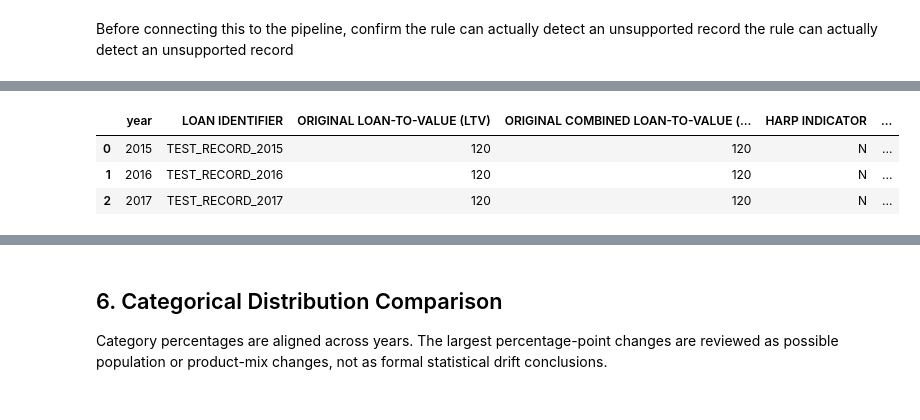
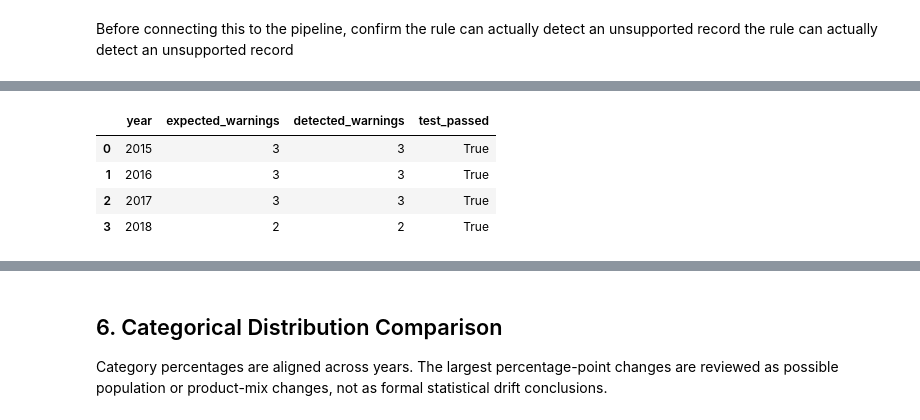
Before and after one commit to arifa1405/mortgage-model-reliability, a Jupyter notebook: notebooks/03_freddie_multi_year_origination_validation.ipynb, the cells around one changed output, grey strips where cells are left out. Drawn from its saved outputs; the diff is of its cells as text; code cells hidden in the pictures.

```diff
--- a/notebooks/03_freddie_multi_year_origination_validation.ipynb
+++ b/notebooks/03_freddie_multi_year_origination_validation.ipynb
@@ -54,7 +54,7 @@ Project root: e:\capstone_project\mortgage-model-reliability
 Define the annual origination files using paths relative to the project root.
 The notebook will stop if an expected input file is missing.
 # %%
-YEARS = [2015, 2016, 2017]
+YEARS = [2015, 2016, 2017, 2018]
 
 RAW_DATA_DIRECTORY = (
     PROJECT_ROOT
@@ -1020,27 +1033,41 @@ for year in YEARS:
 Before connecting this to the pipeline, confirm the rule can actually detect an unsupported record the rule can actually detect an unsupported record
 # %%
 quality_rule_test_rows = []
+quality_rule_warning_tables = []
 
 
 for year in YEARS:
     quality_rule_test = (
         raw_origination[year]
-        .iloc[[0]]
+        .iloc[[0, 1, 2]]
         .copy()
     )
 
+    year_suffix = str(year)[-2:]
 
     quality_rule_test[
         "LOAN IDENTIFIER"
-    ] = f"TEST_RECORD_{year}"
+    ] = [
+        f"T{year_suffix}Q10000001",
+        f"T{year_suffix}Q20000002",
+        f"T{year_suffix}Q20000003",
+    ]
 
     quality_rule_test[
         "ORIGINAL LOAN-TO-VALUE (LTV)"
-    ] = 120
+    ] = [
+        120,
+        120,
+        1000,
+    ]
 
     quality_rule_test[
         "ORIGINAL COMBINED LOAN-TO-VALUE (CLTV)"
-    ] = 120
+    ] = [
+        120,
+        120,
+        1000,
+    ]
 
     quality_rule_test[
         "HARP INDICATOR"
@@ -1058,36 +1085,57 @@ for year in YEARS:
         )
     )
 
+    detected_warnings = test_quality_report[
+        "high_ratio_warnings"
+    ]
 
-    test_warnings = (
-        test_quality_report[
-            "high_ratio_warnings"
-        ]
-        .copy()
+    if year < 2018:
+        expected_warning_count = 3
+
+    elif year == 2018:
+        expected_warning_count = 2
+
+    else:
+        expected_warning_count = 1
+
+
+    quality_rule_test_rows.append(
+        {
+            "year": year,
+            "expected_warnings": (
+                expected_warning_count
+            ),
+            "detected_warnings": len(
+                detected_warnings
+            ),
+            "test_passed": (
+                len(detected_warnings)
+                == expected_warning_count
+            ),
+        }
+    )
+
+    quality_rule_warning_tables.append(
+        detected_warnings
     )
 
 
-    quality_rule_test_rows.append(
-        test_warnings
-    )
+quality_rule_test_results = pd.DataFrame(
+    quality_rule_test_rows
+)
 
 
-quality_rule_test_results = pd.concat(
-    quality_rule_test_rows,
+quality_rule_test_warnings = pd.concat(
+    quality_rule_warning_tables,
     ignore_index=True,
 )
 
 
-print(
-    "Expected warnings:",
-    len(YEARS),
-)
+display(quality_rule_test_results)
 
-print(
-    "Detected warnings:",
-    len(quality_rule_test_results),
-)
+display(quality_rule_test_warnings)
 
-
-display(quality_rule_test_results)
+assert quality_rule_test_results[
+    "test_passed"
+].all()
 # %% [output]
@@ -1096,4 +1142,5 @@ Detected warnings: 3
-|  | year | LOAN IDENTIFIER | ORIGINAL LOAN-TO-VALUE (LTV) | ORIGINAL COMBINED LOAN-TO-VALUE (... | HARP INDICATOR | ... |
-| 0 | 2015 | TEST_RECORD_2015 | 120 | 120 | N | ... |
-| 1 | 2016 | TEST_RECORD_2016 | 120 | 120 | N | ... |
-| 2 | 2017 | TEST_RECORD_2017 | 120 | 120 | N | ... |
+|  | year | expected_warnings | detected_warnings | test_passed |
+| 0 | 2015 | 3 | 3 | True |
+| 1 | 2016 | 3 | 3 | True |
+| 2 | 2017 | 3 | 3 | True |
+| 3 | 2018 | 2 | 2 | True |
```
Also changed, not shown: parts of 18 cells of this notebook, 4 other files.
